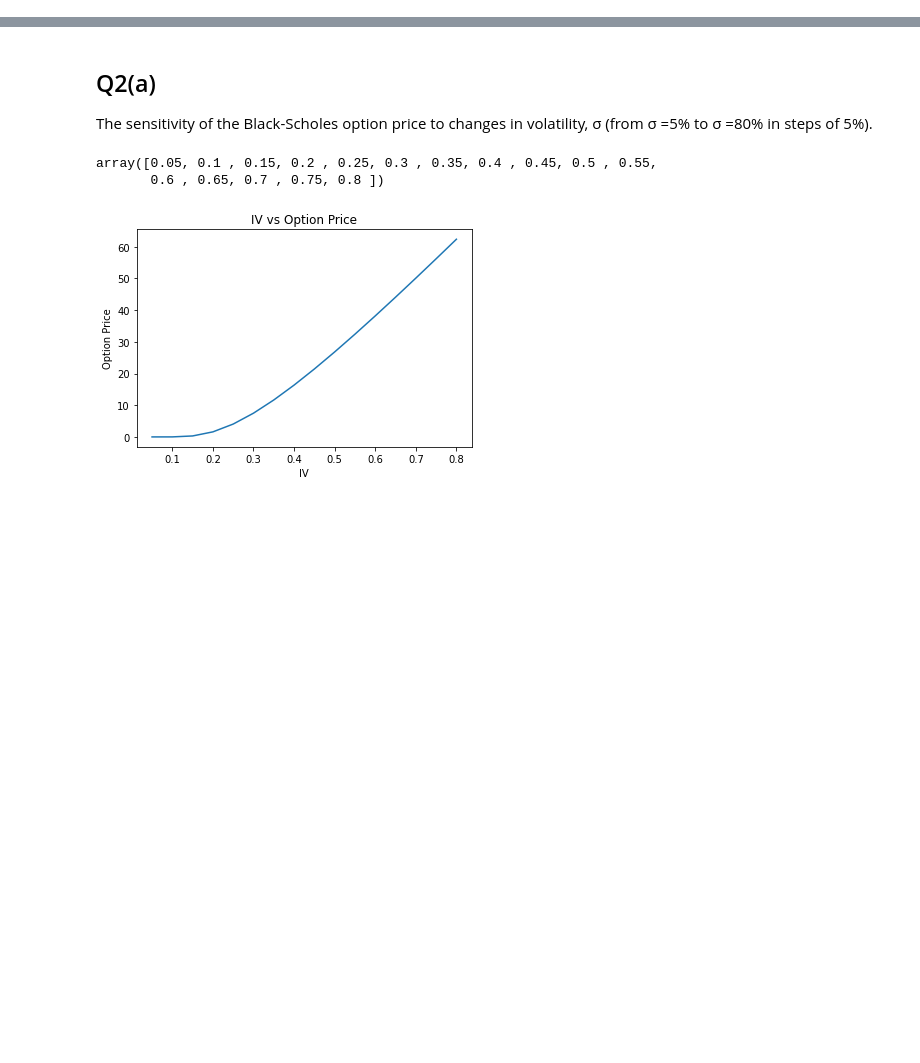
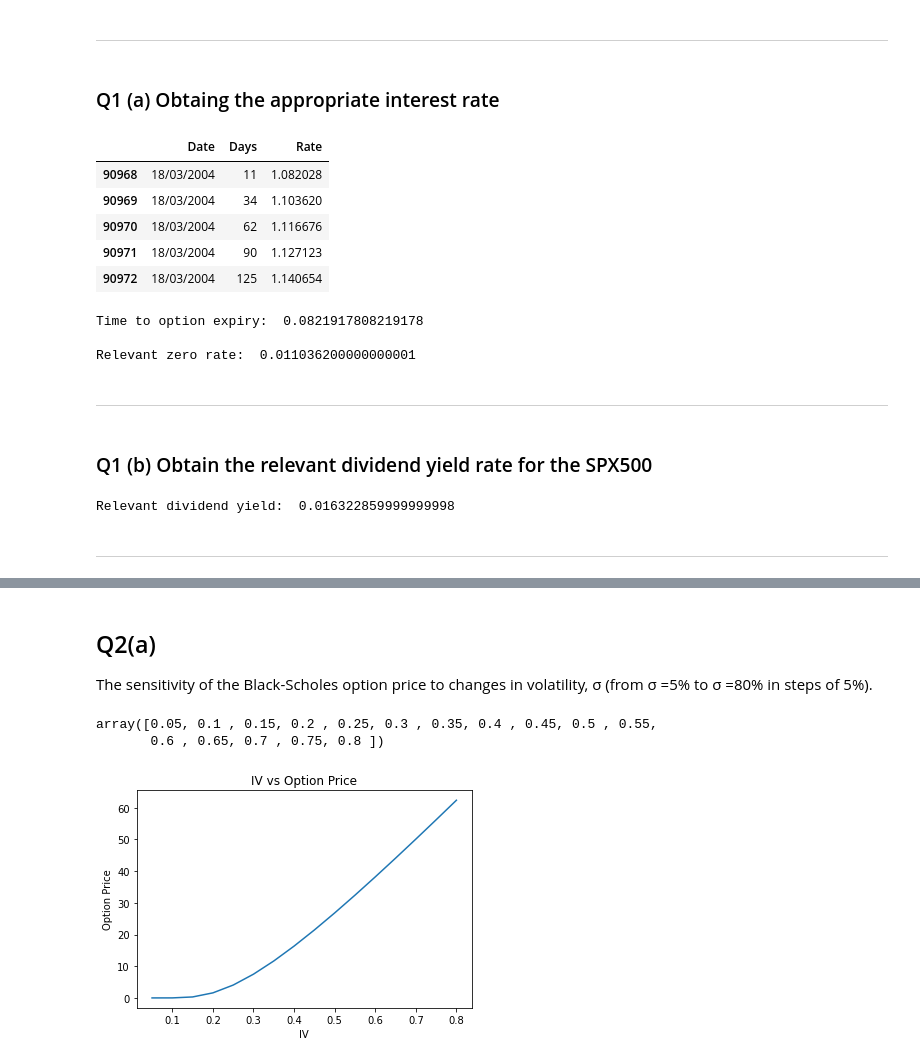
Before and after one commit to kuntojirohan/options-pricing-project, a Jupyter notebook: derivatives_assignment.ipynb, the cells around one changed output, grey strips where cells are left out. Saved outputs shown, nothing was run; the diff lists cells and outputs as text; code cells hidden in the pictures; blank space fills up the shorter version.

```diff
--- a/derivatives_assignment.ipynb
+++ b/derivatives_assignment.ipynb
@@ -18 +44,42 @@ df.head()
+# %% [markdown]
+---
+# %% [markdown]
+### Q1 (a) Obtaing the appropriate interest rate
+# %%
+# load the Zero Rate data for our trade date
+zeroRateData = pd.read_csv("input resources/ZeroCurve.csv")
+zeroRateData = zeroRateData[zeroRateData.Date == '18/03/2004']
+# print("Size: ", zeroRateData.shape)
+zeroRateData.head()
+# %% [output]
+|  | Date | Days | Rate |
+| 90968 | 18/03/2004 | 11 | 1.082028 |
+| 90969 | 18/03/2004 | 34 | 1.103620 |
+| 90970 | 18/03/2004 | 62 | 1.116676 |
+| 90971 | 18/03/2004 | 90 | 1.127123 |
+| 90972 | 18/03/2004 | 125 | 1.140654 |
+# %%
+# pick the most relevant rate that corresponds to the duration of our option till expiration
+optionExpiryDays = 30
+timeToExpiry = optionExpiryDays / 365
+zeroRate = (zeroRateData.iloc[(zeroRateData.Days - optionExpiryDays).abs().argmin()]['Rate']) / 100
+print("Time to option expiry: ", timeToExpiry)
+print("\nRelevant zero rate: ", zeroRate)
+# %% [output]
+Time to option expiry:  0.0821917808219178
+
+Relevant zero rate:  0.011036200000000001
+# %% [markdown]
+---
+# %% [markdown]
+### Q1 (b) Obtain the relevant dividend yield rate for the SPX500
+# %%
+# load the SPX Div Yield data for our trade date
+divYieldData = pd.read_csv("input resources/SPXDivYield.csv")
+divYield = (divYieldData[divYieldData.Date == '18/03/2004']['Rate'].item()) / 100
+print("Relevant dividend yield: ", divYield)
+# %% [output]
+Relevant dividend yield:  0.016322859999999998
+# %% [markdown]
+---
 # %% [markdown]
```
Also changed, not shown: parts of 32 cells of this notebook, 15 other files.
